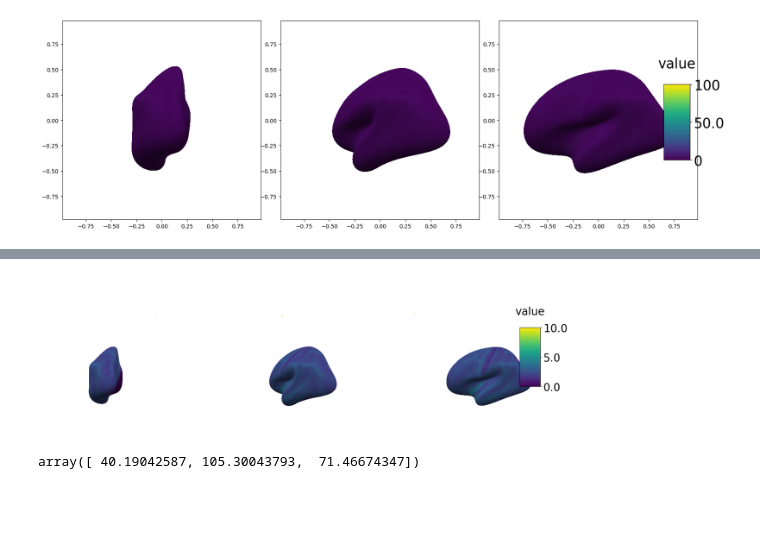
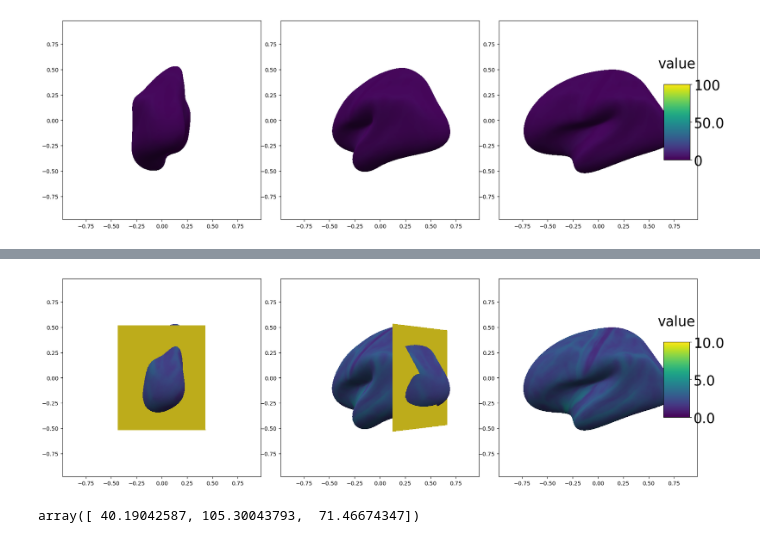
Before and after one commit to mathrip/matplotlib_surface_plotting, a Jupyter notebook: examples/plot_plane_surface.ipynb, the cells around one changed output, grey strips where cells are left out. Cells and saved outputs as stored; diff of their text form; code cells hidden in the pictures; blank space fills up the shorter version.

```diff
--- a/examples/plot_plane_surface.ipynb
+++ b/examples/plot_plane_surface.ipynb
@@ -40,16 +44,16 @@ plot_surf(vertices_plane, faces_plane, overlay_plane,
 # %%
 # combine brain and plane vertices and faces
-vertices_plane_new = vertices_plane*np.max(vertices_brain+100,axis=0)
+vertices_plane_new = vertices_plane*(np.max(vertices_brain,axis=0)/3+40)
 faces_plane_new = faces_plane+len(vertices_brain)
 # update plane vertices and faces to match the brain scale
 vertices = np.vstack([vertices_brain, vertices_plane_new ])
 faces = np.vstack([faces_brain, faces_plane_new])
 overlay = np.hstack([overlay_brain, overlay_plane*10])
 plot_surf(vertices, faces, overlay,
           rotate=[0, 45, 90],
          )
 # %% [output]
-[figure, old version]
+[figure, new version]
 # %%
 vertices_brain.max(axis=0)
 # %% [output]
```
Also changed, not shown: parts of 2 cells of this notebook.
